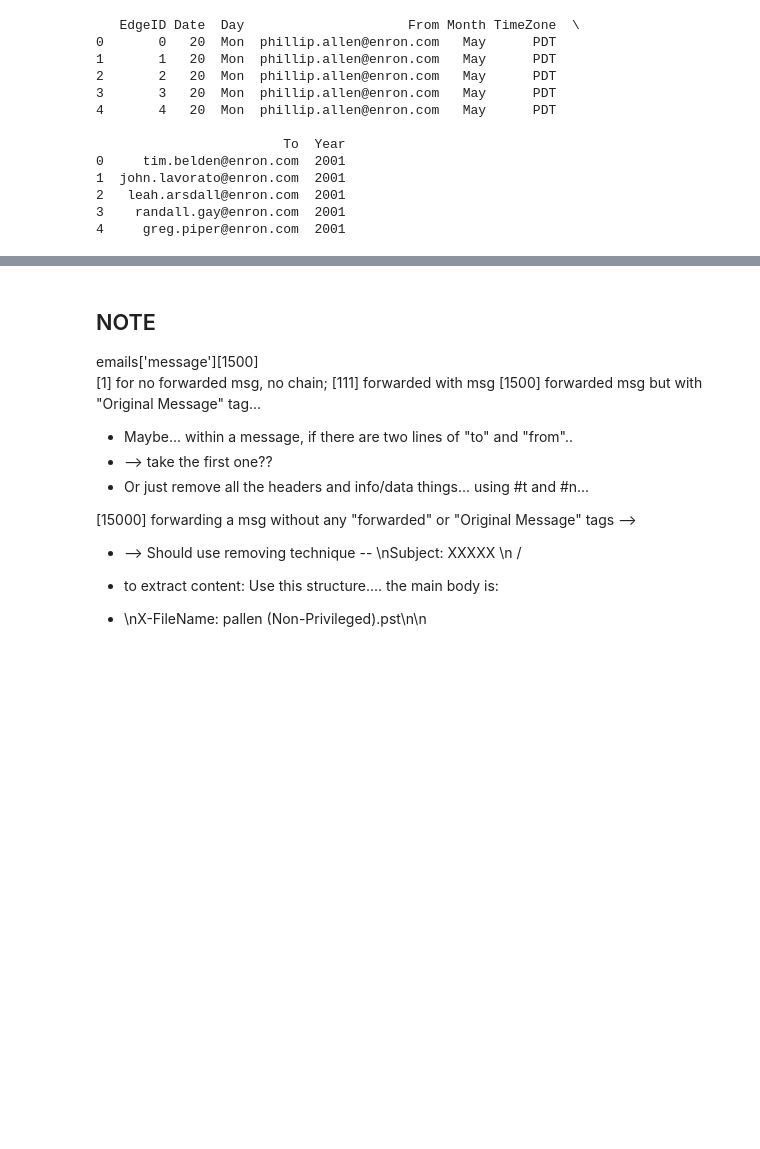
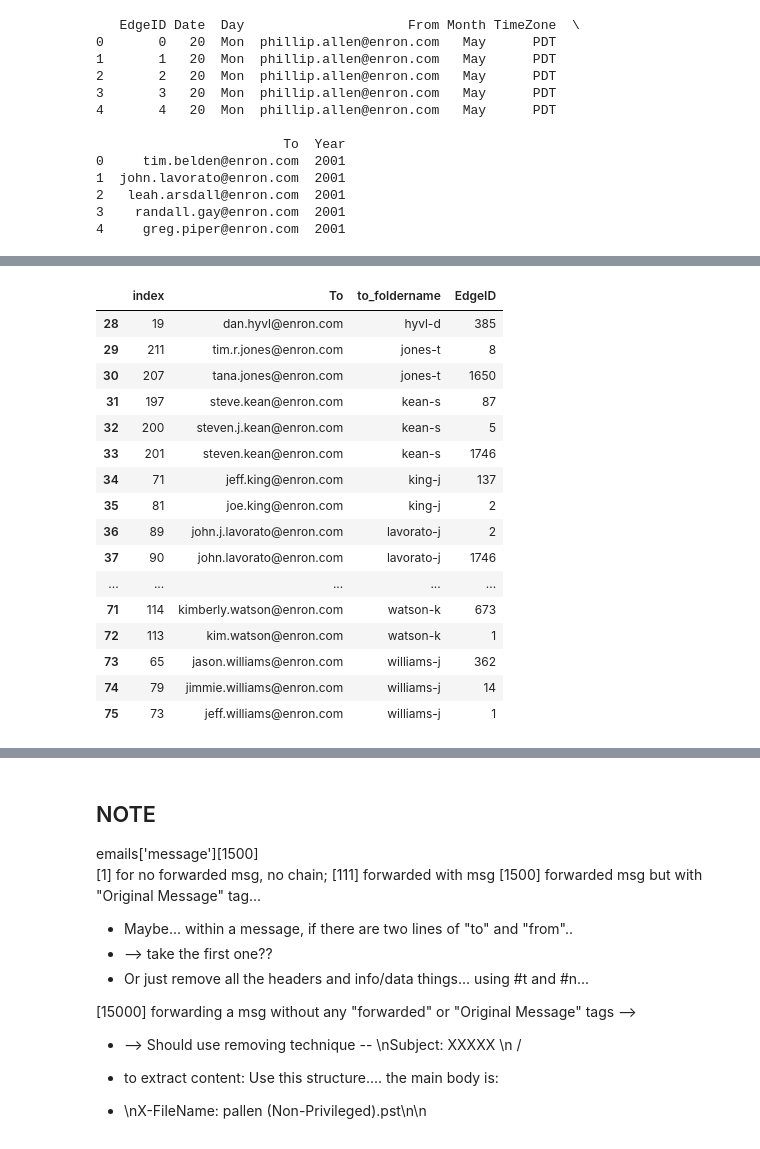
Before and after one commit to margeumkim/BRIDGEMAIL, a Jupyter notebook: email_test-Copy1-checkpoint.ipynb, the cells around one changed output, grey strips where cells are left out. Cells and saved outputs as stored; diff of their text form; code cells hidden in the pictures; blank space fills up the shorter version.

```diff
--- a/email_test-Copy1-checkpoint.ipynb
+++ b/email_test-Copy1-checkpoint.ipynb
@@ -268,0 +470,42 @@ set(['quenet-j', 'perlingiere-d', 'davis-d', 'arora-h', 'geaccone-t', 'shively-h
+# %%
+# Then, to the same for dup to addresses
+#With the enron_edgelist_df, figure out the number of associations between from - from foldername and to- and to-foldername
+# find multiple incidences and resolve it
+#type(enron_edgelist_df)
+#enron_edgelist_df
+to_folder_dups_df = enron_edgelist_cleaned_df[["To", "to_foldername", "EdgeID"]]
+type(to_folder_dups_df)
+list(to_folder_dups_df)
+to_folder_dups_df = to_folder_dups_df.groupby(["To", "to_foldername"]).count()
+list(to_folder_dups_df)
+to_folder_dups_df.sort_values(by='to_foldername', ascending=False)
+toadds_to_remove = to_folder_dups_df.groupby(["to_foldername"]).count()
+toadds_to_remove.head()
+type(toadds_to_remove)
+list(toadds_to_remove)
+toadds_to_remove = toadds_to_remove[toadds_to_remove.EdgeID != 1]
+to_folder_dups = toadds_to_remove.index.values.tolist()
+to_folder_dups_df = to_folder_dups_df.reset_index()
+list(to_folder_dups_df)
+to_folder_dups_df = to_folder_dups_df[to_folder_dups_df['to_foldername'].isin(to_folder_dups)]
+to_folder_dups_df = to_folder_dups_df.sort_values(by='to_foldername', ascending=True).reset_index()
+#print(len(to_folder_dups_df))
+to_folder_dups_df[28:]
+# %% [output]
+|  | index | To | to_foldername | EdgeID |
+| 28 | 19 | dan.hyvl@enron.com | hyvl-d | 385 |
+| 29 | 211 | tim.r.jones@enron.com | jones-t | 8 |
+| 30 | 207 | tana.jones@enron.com | jones-t | 1650 |
+| 31 | 197 | steve.kean@enron.com | kean-s | 87 |
+| 32 | 200 | steven.j.kean@enron.com | kean-s | 5 |
+| 33 | 201 | steven.kean@enron.com | kean-s | 1746 |
+| 34 | 71 | jeff.king@enron.com | king-j | 137 |
+| 35 | 81 | joe.king@enron.com | king-j | 2 |
+| 36 | 89 | john.j.lavorato@enron.com | lavorato-j | 2 |
+| 37 | 90 | john.lavorato@enron.com | lavorato-j | 1746 |
+| ... | ... | ... | ... | ... |
+| 71 | 114 | kimberly.watson@enron.com | watson-k | 673 |
+| 72 | 113 | kim.watson@enron.com | watson-k | 1 |
+| 73 | 65 | jason.williams@enron.com | williams-j | 362 |
+| 74 | 79 | jimmie.williams@enron.com | williams-j | 14 |
+| 75 | 73 | jeff.williams@enron.com | williams-j | 1 |
```
Also changed, not shown: parts of 21 cells of this notebook.
